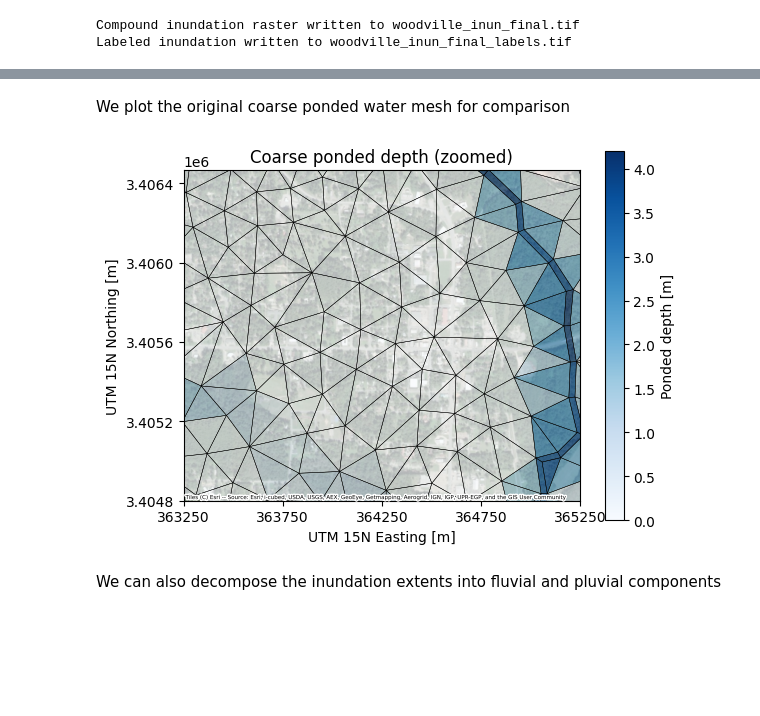
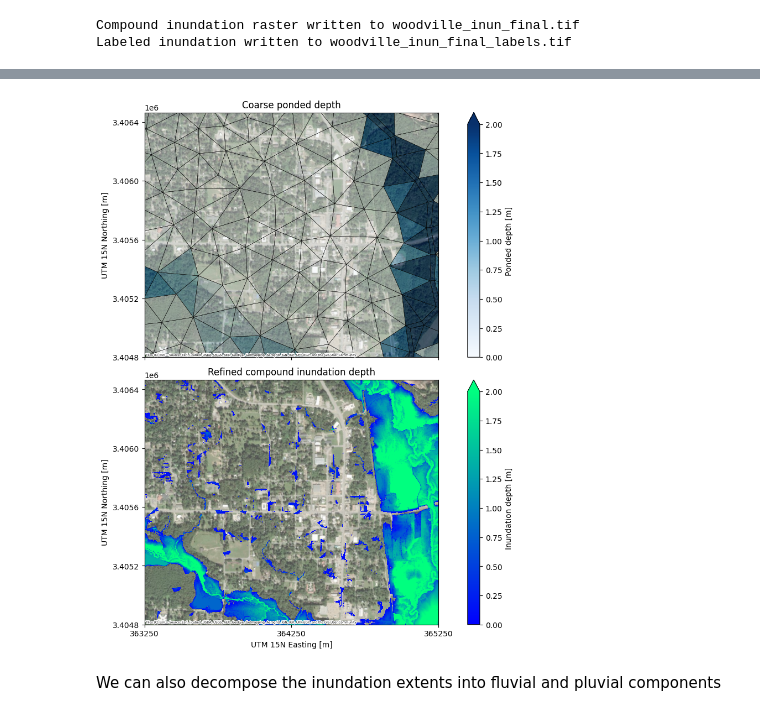
Before and after one commit to passaH2O/depth-downscaler, a Jupyter notebook: examples/01_woodville_downscaling.ipynb, the cells around one changed output, grey strips where cells are left out. Saved outputs shown, nothing was run; the diff lists cells and outputs as text; code cells hidden in the pictures; blank space fills up the shorter version.

Commit message:
revise downscaled inundation map plot in example 1

```diff
--- a/examples/01_woodville_downscaling.ipynb
+++ b/examples/01_woodville_downscaling.ipynb
@@ -418,26 +407,45 @@ plt.show()
-# %% [markdown]
-We plot the original coarse ponded water mesh for comparison
 # %%
-# coarse mesh on the same basemap + zoom window as the downscaled plots,
-# for side-by-side visualization of the resolution improvement
-fig, ax = plt.subplots()
+# stacked: coarse ponded depth (top) vs refined compound inundation (bottom)
+fig, (ax_coarse, ax_fine) = plt.subplots(2, 1, figsize=(8, 10), constrained_layout=True, sharex=True)
+
+# --- top: coarse mesh ---
 mesh.plot(
-    ax=ax,
+    ax=ax_coarse,
     column="r1_s500",
     cmap="Blues",
-    legend=True,
-    legend_kwds={"label": "Ponded depth [m]"},
-    alpha=0.6,
+    legend=False,
+    vmin=0,
+    vmax=2,
+    alpha=0.5,
     zorder=2,
 )
-mesh.boundary.plot(ax=ax, edgecolor="black", linewidth=0.3, zorder=3)
-ax.set_xlim(ZOOM[0], ZOOM[1])
-ax.set_ylim(ZOOM[2], ZOOM[3])
-add_imagery_basemap(ax, mesh.crs, alpha=0.7, zorder=1, attribution_size=4)
-style_utm_axes(ax, "Coarse ponded depth (zoomed)", decimate_ticks=True)
+mesh.boundary.plot(ax=ax_coarse, edgecolor="black", linewidth=0.3, zorder=3)
+ax_coarse.set_xlim(ZOOM[0], ZOOM[1])
+ax_coarse.set_ylim(ZOOM[2], ZOOM[3])
+add_imagery_basemap(ax_coarse, mesh.crs, alpha=1, zorder=1, attribution_size=4)
+style_utm_axes(ax_coarse, "Coarse ponded depth", decimate_ticks=True)
+ax_coarse.tick_params(labelbottom=False)
+ax_coarse.set_xlabel("")
+
+# matching colorbar
+sm = plt.cm.ScalarMappable(cmap="Blues", norm=plt.Normalize(vmin=0, vmax=2))
+plt.colorbar(sm, ax=ax_coarse, label="Ponded depth [m]", extend="max", fraction=0.046, pad=0.04)
+
+# --- bottom: refined compound inundation ---
+arr, extent, crs = read_band1(out_inun_path)
+im = ax_fine.imshow(
+    arr, extent=extent, cmap="winter", vmin=0, vmax=2,
+    interpolation="nearest", resample=False, zorder=2,
+)
+ax_fine.set_xlim(ZOOM[0], ZOOM[1])
+ax_fine.set_ylim(ZOOM[2], ZOOM[3])
+add_imagery_basemap(ax_fine, crs, alpha=0.7, zorder=1, attribution_size=4)
+style_utm_axes(ax_fine, "Refined compound inundation depth", decimate_ticks=True)
+plt.colorbar(im, ax=ax_fine, label="Inundation depth [m]", extend="max", fraction=0.046, pad=0.04)
+
 plt.show()
 # %% [output]
-[figure, old version]
+[figure, new version]
 # %% [markdown]
 We can also decompose the inundation extents into fluvial and pluvial components
 # %%
```
Also changed, not shown: parts of 15 cells of this notebook.
